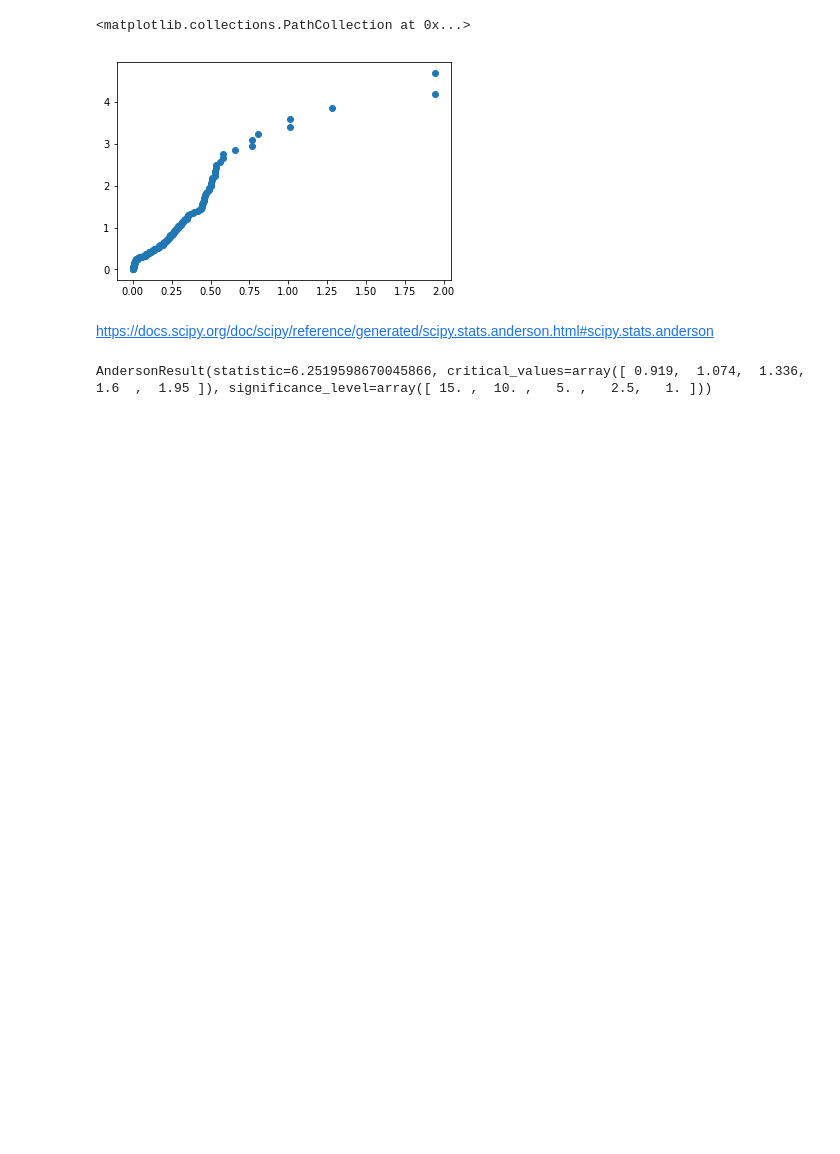
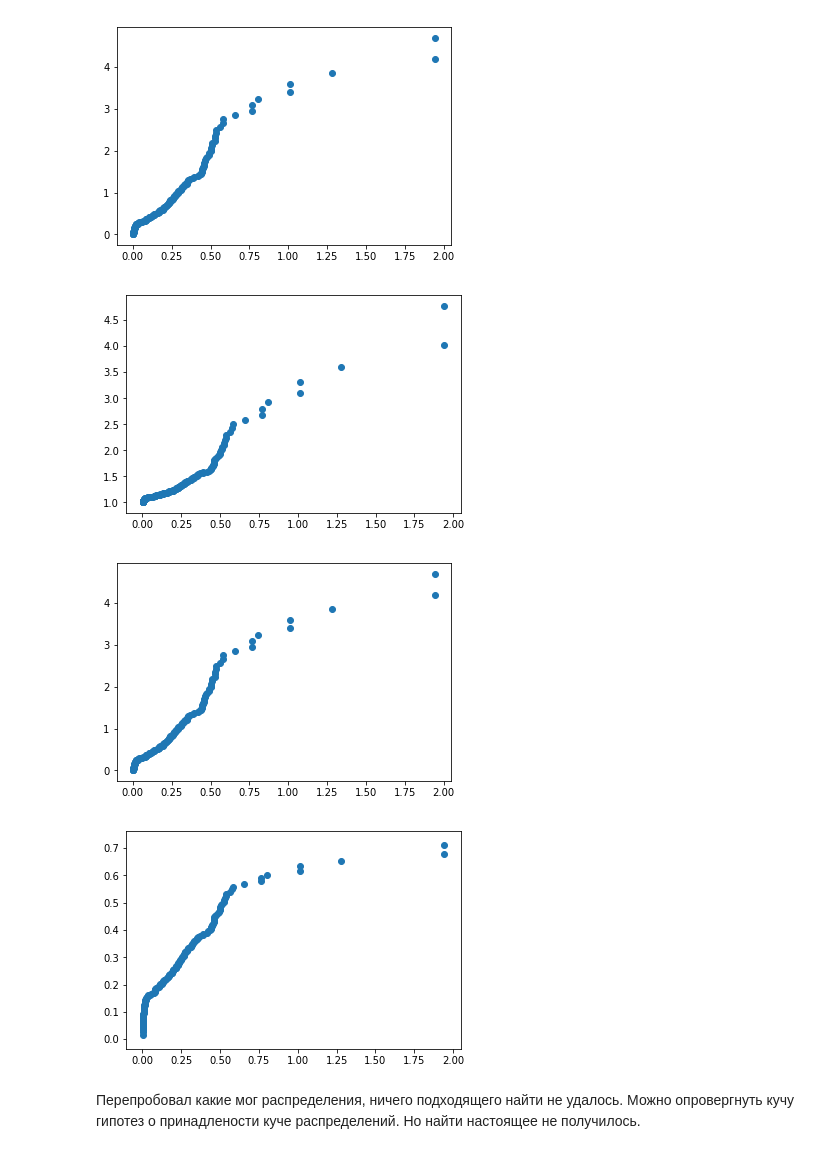
Before and after one commit to PKoshkin/MMAS, a Jupyter notebook: homework_3/4.ipynb, the cells around one changed output. Saved outputs shown, nothing was run; the diff lists cells and outputs as text; code cells hidden in the pictures; blank space fills up the shorter version.

```diff
--- a/homework_3/4.ipynb
+++ b/homework_3/4.ipynb
@@ -18,10 +21,16 @@ plot.plot(continious_x, stats.expon.pdf(continious_x, scale=0.05))
 # %%
+distributions = [stats.expon, stats.pareto(b=3), stats.gamma(a=1), stats.beta(a=2, b=5)]
+
 n = len(data)
 
-sorted_data = numpy.copy(data)
-sorted_data.sort()
-QQplot = numpy.array([(sorted_data[i], stats.expon.isf(1 -((i - 0.5) / n))) for i in range(n)])
-plot.scatter(QQplot[:,0], QQplot[:,1])
+for distribution in distributions:
+    plot.figure()
+    sorted_data = numpy.copy(data)
+    sorted_data.sort()
+    QQplot = numpy.array([(sorted_data[i], distribution.isf(1 -((i - 0.5) / n))) for i in range(n)])
+    plot.scatter(QQplot[:,0], QQplot[:,1])
 # %% [output]
-<matplotlib.collections.PathCollection at 0x...>
 [figure]
+[figure, added]
+[figure, added]
+[figure, added]
@@ -30,6 +37,2 @@ theta = data.mean()
-# %% [markdown]
-https://docs.scipy.org/doc/scipy/reference/generated/scipy.stats.anderson.html#scipy.stats.anderson
-# %%
-stats.anderson(data, dist='expon')
-# %% [output]
-AndersonResult(statistic=6.2519598670045866, critical_values=array([ 0.919,  1.074,  1.336,  1.6  ,  1.95 ]), significance_level=array([ 15. ,  10. ,   5. ,   2.5,   1. ]))
+# %% [markdown]
+Перепробовал какие мог распределения, ничего подходящего найти не удалось. Можно опровергнуть кучу гипотез о принадлености куче распределений. Но найти настоящее не получилось.
```
Also changed, not shown: parts of 2 cells of this notebook, 4 other files.
